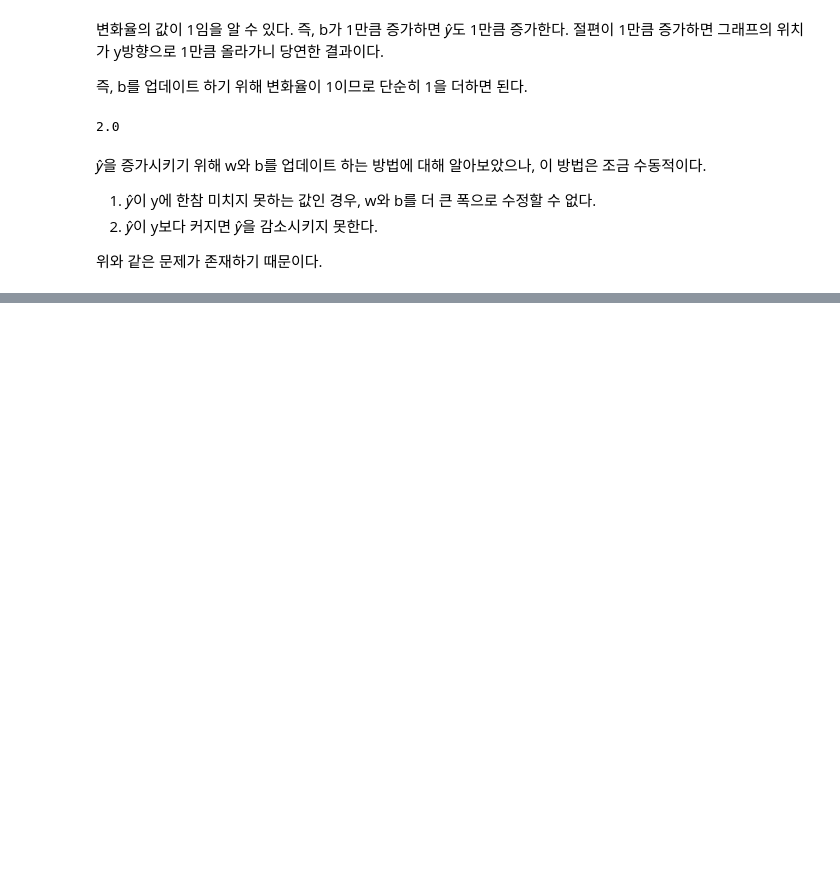
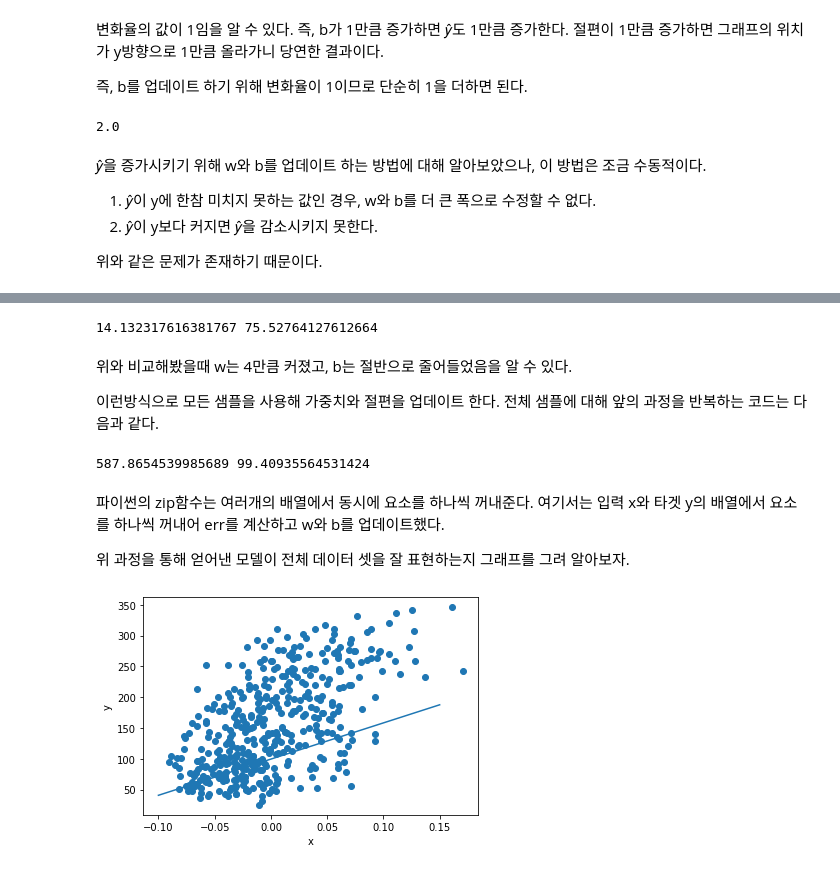
Before and after one commit to lhojun/doit_deep_learning, a Jupyter notebook: DeepLearning_Study.ipynb, the cells around one changed output, grey strips where cells are left out. Cells and saved outputs as stored; diff of their text form; code cells hidden in the pictures; blank space fills up the shorter version.

```diff
--- a/DeepLearning_Study.ipynb
+++ b/DeepLearning_Study.ipynb
@@ -331,0 +346,5 @@ print(b_new)
+# %%
+err = y[0] - y_hat
+w_new = w + w_rate * err
+b_new = b + 1 * err
+print(w_new, b_new)
@@ -331,0 +360,39 @@ print(b_new)
+# %%
+y_hat = x[1] * w_new + b_new
+err = y[1] - y_hat
+w_rate = x[1]
+w_new = w_new + w_rate * err
+b_new = b_new + 1 * err
+print(w_new, b_new)
+# %% [output]
+14.132317616381767 75.52764127612664
+# %% [markdown]
+위와 비교해봤을때 w는 4만큼 커졌고, b는 절반으로 줄어들었음을 알 수 있다.
+
+이런방식으로 모든 샘플을 사용해 가중치와 절편을 업데이트 한다.
+전체 샘플에 대해 앞의 과정을 반복하는 코드는 다음과 같다.
+# %%
+for x_i, y_i in zip(x,y):
+  y_hat = x_i * w + b
+  err = y_i - y_hat
+  w_rate = x_i
+  w = w + w_rate * err
+  b = b + 1 * err
+print(w, b)
+# %% [output]
+587.8654539985689 99.40935564531424
+# %% [markdown]
+파이썬의 zip함수는 여러개의 배열에서 동시에 요소를 하나씩 꺼내준다.</br>
+여기서는 입력 x와 타겟 y의 배열에서 요소를 하나씩 꺼내어 err를 계산하고 w와 b를 업데이트했다.
+
+위 과정을 통해 얻어낸 모델이 전체 데이터 셋을 잘 표현하는지 그래프를 그려 알아보자.
+# %%
+plt.scatter(x,y)
+pt1 = (-0.1, -0.1  * w + b)
+pt2 = (0.15, 0.15 * w + b)
+plt.plot([pt1[0], pt2[0]], [pt1[1], pt2[1]])
+plt.xlabel('x')
+plt.ylabel('y')
+plt.show()
+# %% [output]
+[figure, added]
```
Also changed, not shown: parts of 17 cells of this notebook.
